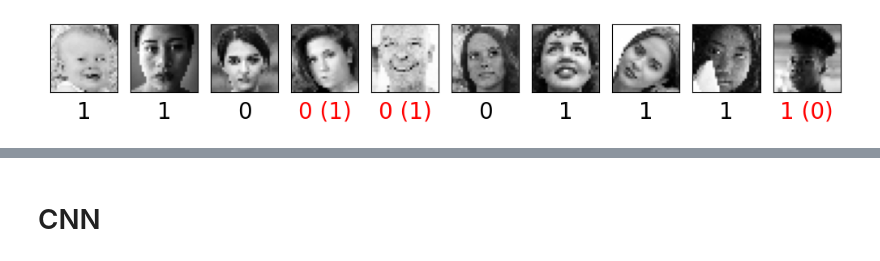
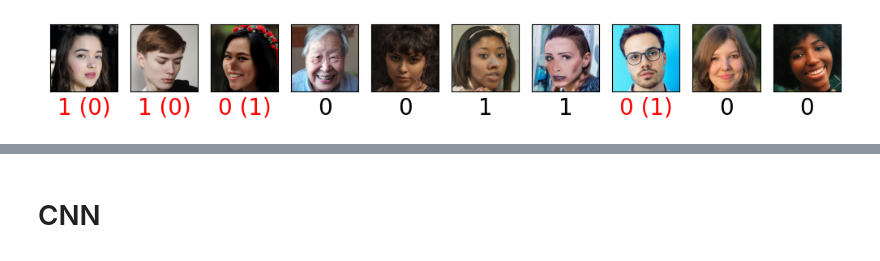
Before and after one commit to MNIKIEMA/Real-and-Fake-Face-Detection, a Jupyter notebook: Final_notebook.ipynb, the cells around one changed output, grey strips where cells are left out. Drawn from its saved outputs; the diff is of its cells as text; code cells hidden in the pictures.

```diff
--- a/Final_notebook.ipynb
+++ b/Final_notebook.ipynb
@@ -427,7 +435,7 @@ class MLPClassif(nn.Module):
 # %%
 # Initialize MLP and train it
 
-model = MLPClassif(INPUT_SIZE, HIDDEN_SIZE, OUTPUT_SIZE)
+model = MLPClassif(INPUT_SIZE, HIDDEN_SIZE1, HIDDEN_SIZE2, OUTPUT_SIZE)
 
 def init_weights(m):
     if isinstance(m, nn.Linear):
@@ -437,15 +445,4 @@ def init_weights(m):
 
 #torch.manual_seed(0)
 model.apply(init_weights)
-
-model = model.to(device)
-print('Train on GPU: '+ str(next(model.parameters()).is_cuda))
-model_mlp, mlp_history = train_val_binary_classifier(model,
-                                                     train_data_loader,
-                                                     valid_data_loader,
-                                                     EPOCHS,loss_fn,
-                                                     learning_rate,
-                                                     verbose=True,
-                                                     resize=resize,
-                                                     file_name='mlp_parameters.pt',
-                                                     mlp = True)
+mlp_transform = T.Compose([T.Grayscale(), resize])
@@ -469,0 +449,12 @@ Early stopping activated, stop training at epoch #24.
+# %%
+model = model.to(device)
+print('Train on GPU: '+ str(next(model.parameters()).is_cuda))
+model_mlp, mlp_history = train_val_binary_classifier(model,
+                                                     train_data_loader,
+                                                     valid_data_loader,
+                                                     EPOCHS,loss_fn,
+                                                     learning_rate,
+                                                     verbose=True,
+                                                     resize=mlp_transform,
+                                                     file_name='mlp_parameters.pt',
+                                                     mlp = True)
@@ -470,28 +479,28 @@ Early stopping activated, stop training at epoch #24.
 # %%
 #Small overview of results
 
 def test_overview(model, dataloader, resize = None):
     """Display an overview of the results over the first batch of the dataloader
 
     Args:
         model : Trained model
         dataloader: Dataloader
         resize (_type_, optional): Transformation to apply to all images of the batch.
         Defaults to None.
     """
     sigmoid = nn.Sigmoid()
-    x_test, y_test = next(iter(dataloader))
+    x_test, y_test,_ = next(iter(dataloader))
     if resize:
-        transform = resize
-        x_test = transform(x_test)
-    y_pred = model(x_test.squeeze().view(x_test.shape[0],-1).to(device)).cpu()
+        transform = mlp_transform
+        x_t = transform(x_test)
+    y_pred = model(x_t.squeeze().view(x_t.shape[0],-1).to(device)).cpu()
     y_test = y_test.numpy().astype(int)
     y_pred = torch.round(sigmoid(y_pred)).squeeze(1).detach().numpy().astype(int)
-    x_test = x_test.squeeze().numpy()
-    plot_images(x_test, y_test, range(0,10), columns=12, x_size=1, y_size=1, y_pred=y_pred)
+    x_test = x_test.permute(0,2,3,1).numpy()
+    plot_images(x_test/255, y_test, range(0,10), columns=12, x_size=1, y_size=1, y_pred=y_pred)
 test_overview(model_mlp, test_data_loader, resize=resize)
 # %% [output]
-[figure, old version]
+[figure, new version]
 # %%
 #Plot validation accuracy and loss curves
 plot_history(mlp_history)
```
Also changed, not shown: parts of 29 cells of this notebook, 1 other file.
